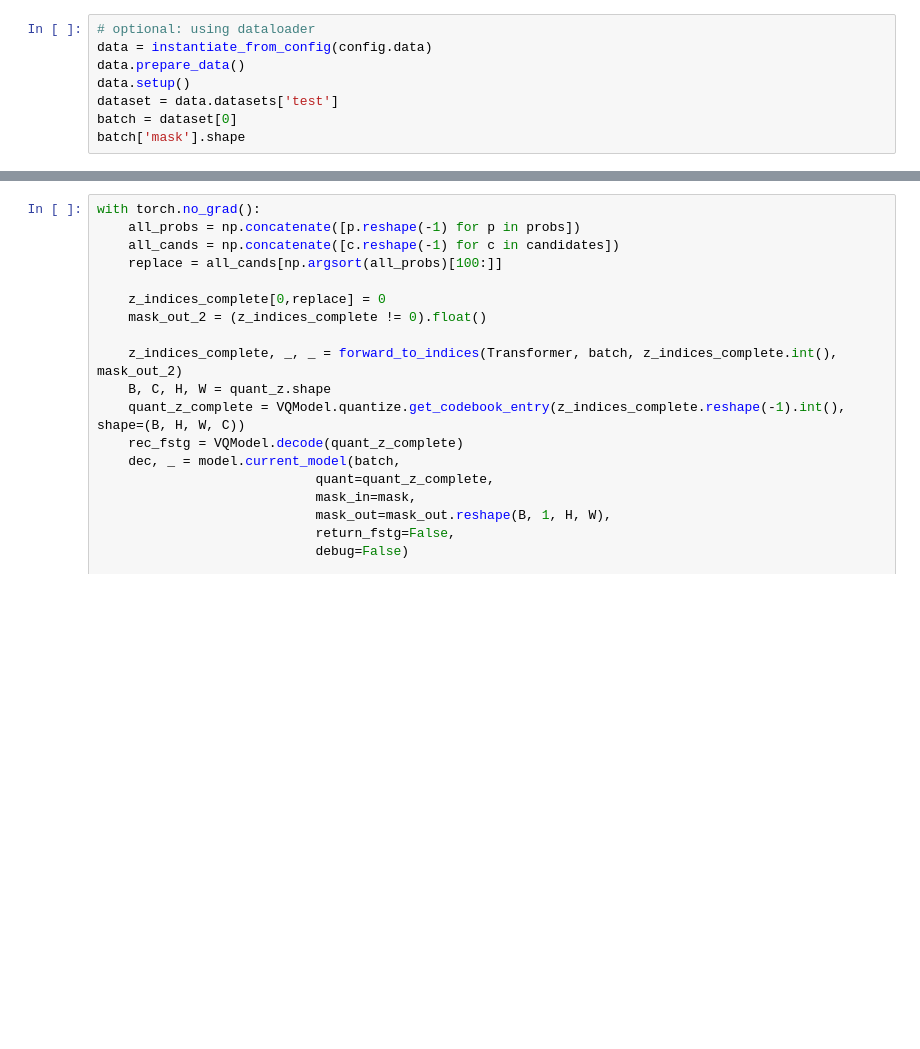
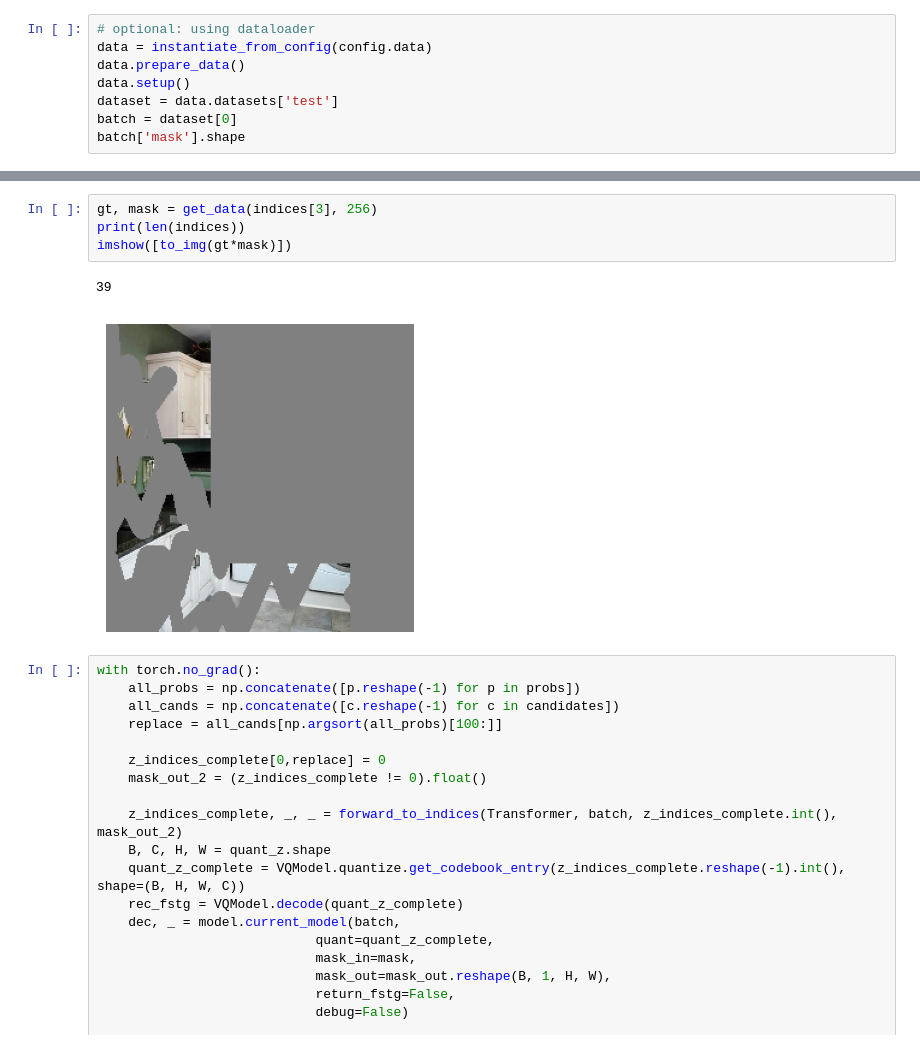
Before and after one commit to nintendops/taming-transformers, a Jupyter notebook: eval.ipynb, the cells around one changed output, grey strips where cells are left out. Drawn from its saved outputs; the diff is of its cells as text; blank space fills up the shorter version.

```diff
--- a/eval.ipynb
+++ b/eval.ipynb
@@ -388,3 +416,10 @@ torch.Size([1, 3, 256, 256])
+# %%
+gt, mask = get_data(indices[3], 256)
+print(len(indices))
+imshow([to_img(gt*mask)])
+# %% [output]
+39
+[figure, added]
 # %%
 with torch.no_grad():
     all_probs = np.concatenate([p.reshape(-1) for p in probs])
```
Also changed, not shown: parts of 4 cells of this notebook, 7 other files.
